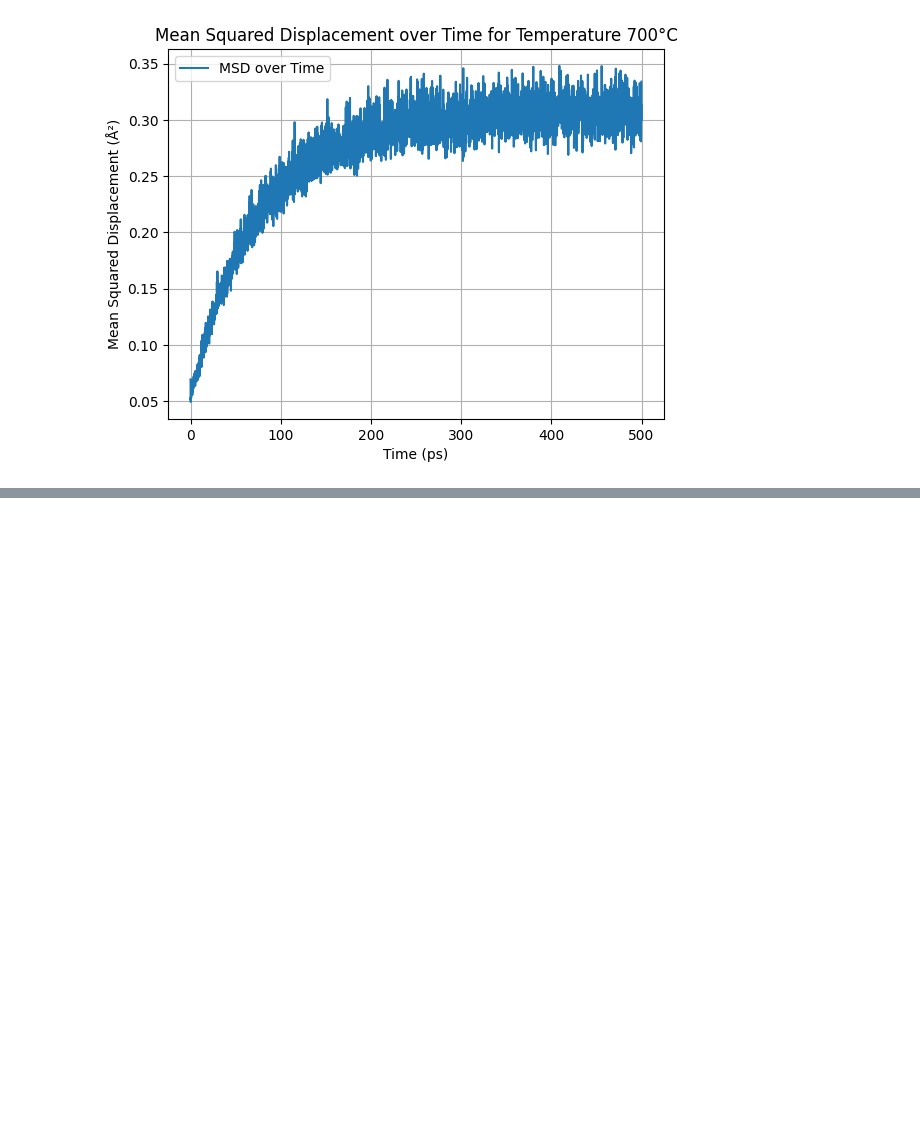
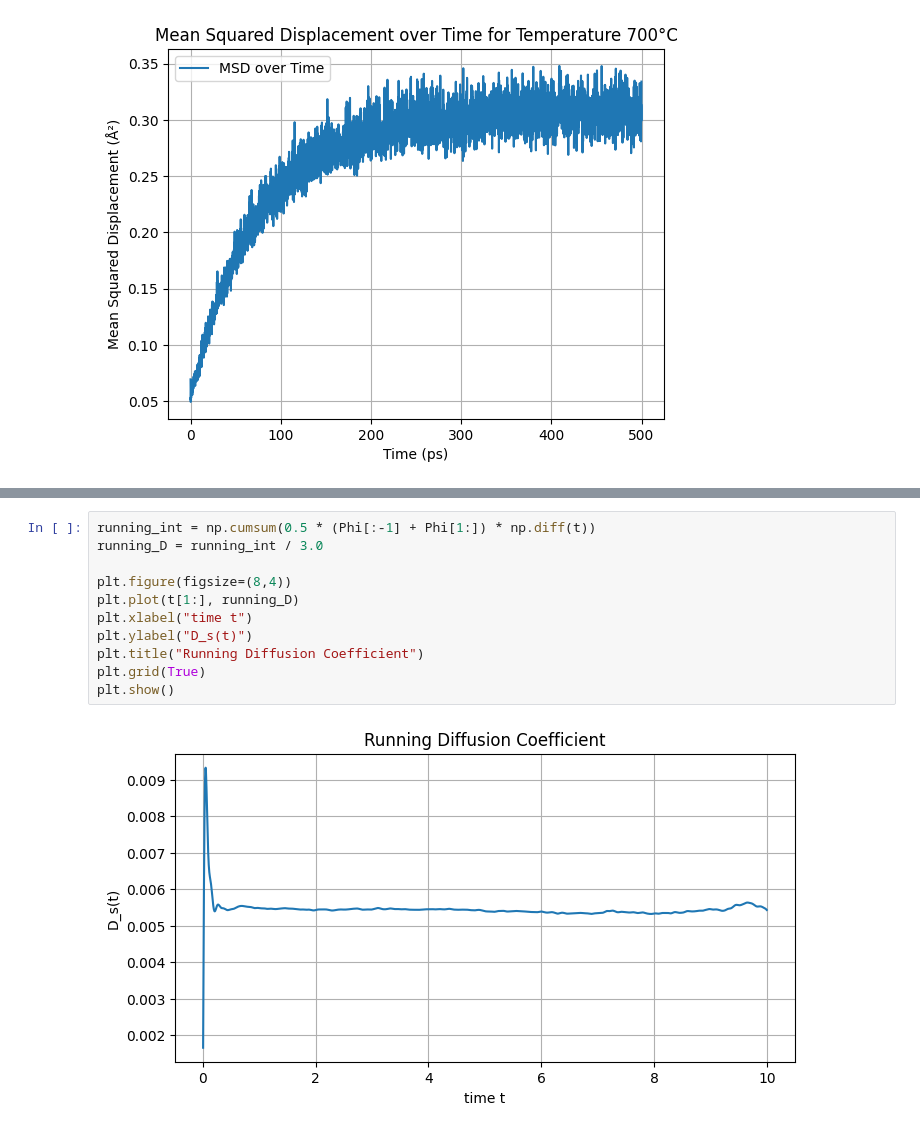
Before and after one commit to RichardBlucher/fka122-Exercises, a Jupyter notebook: fka122-Exercises1/Home-assignment/H1/visual.ipynb, the cells around one changed output, grey strips where cells are left out. Drawn from its saved outputs; the diff is of its cells as text; blank space fills up the shorter version.

```diff
--- a/fka122-Exercises1/Home-assignment/H1/visual.ipynb
+++ b/fka122-Exercises1/Home-assignment/H1/visual.ipynb
@@ -309,0 +448,13 @@ plt.show()
+# %%
+running_int = np.cumsum(0.5 * (Phi[:-1] + Phi[1:]) * np.diff(t))
+running_D = running_int / 3.0
+
+plt.figure(figsize=(8,4))
+plt.plot(t[1:], running_D)
+plt.xlabel("time t")
+plt.ylabel("D_s(t)")
+plt.title("Running Diffusion Coefficient")
+plt.grid(True)
+plt.show()
+# %% [output]
+[figure, added]
```
Also changed, not shown: parts of 9 cells of this notebook, 17 other files.
